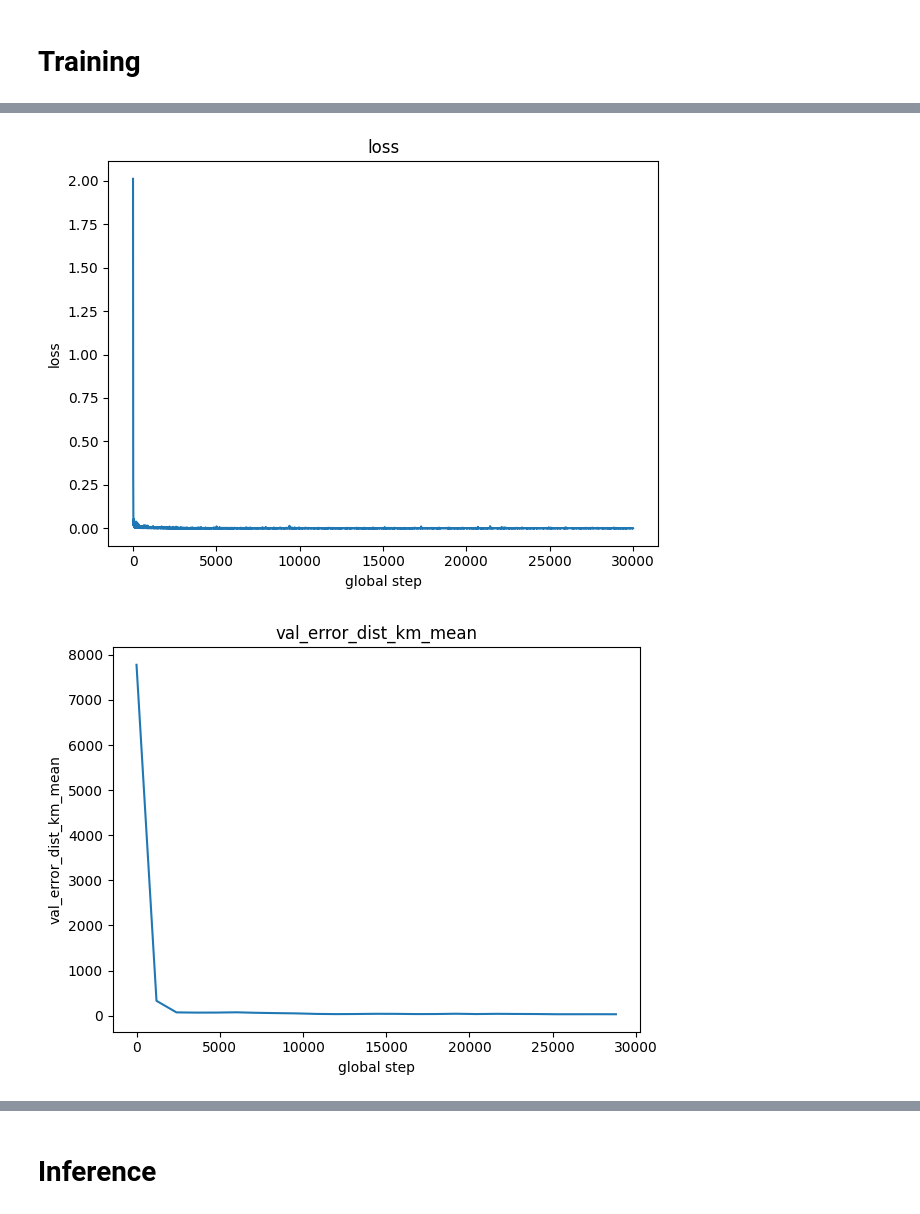
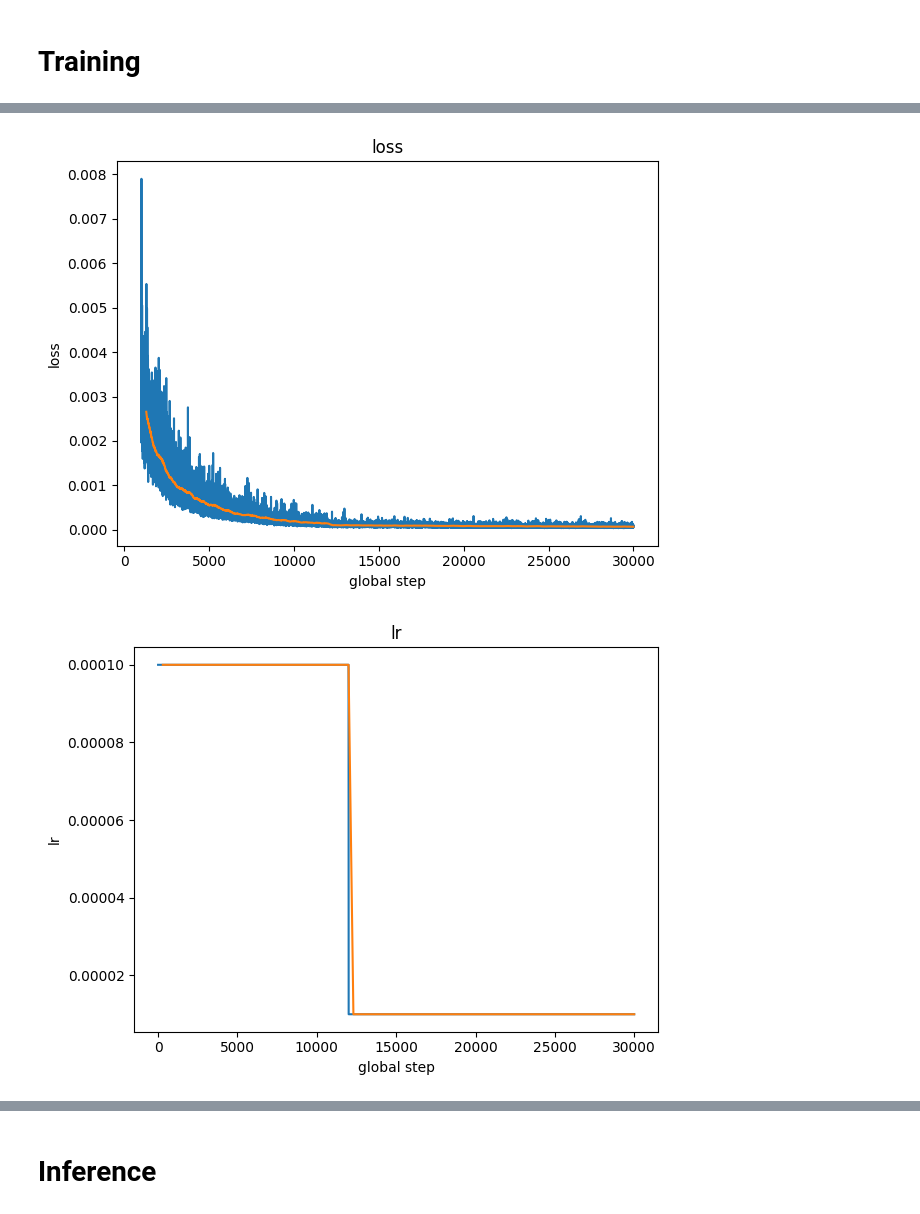
Before and after one commit to dcyoung/ml-triangulation, a Jupyter notebook: hostpots.ipynb, the cells around one changed output, grey strips where cells are left out. Drawn from its saved outputs; the diff is of its cells as text; code cells hidden in the pictures.

```diff
--- a/hostpots.ipynb
+++ b/hostpots.ipynb
@@ -414,13 +428,40 @@ print(sum(p.numel() for p in model.parameters())/1e6, 'M parameters')
 optimizer = torch.optim.Adam(model.parameters(), lr=init_lr)
 # %% [output]
 0.01837 M parameters
+# %%
+if False:
+    # Find a good learning rate
+    lri = []
+    lossi = []
+    lre = torch.linspace(-6, -3, 1000)
+    lrs = 10**lre
+    BATCH_SIZE = 256
+    for i, lr in enumerate(lrs):
+        for g in optimizer.param_groups:
+            g['lr'] = lr
+        # Get a random batch
+        Xb, Yb = get_batch(batch_size=BATCH_SIZE, is_train=True)
+
+        # Predict coordinates and evaluate loss
+        logits, loss = model(Xb,Yb)
+        # Backward pass
+        optimizer.zero_grad(set_to_none=True)
+        loss.backward()
+        optimizer.step()
+        lri.append(lr.item())
+        lossi.append(loss.item())
+
+    plt.plot(lri, lossi)
+    plt.xlabel("Learning Rate")
+    plt.ylabel("Loss")
 # %% [markdown]
 # Training
 # %%
 # Training
 BATCH_SIZE = 256
 MAX_STEPS = 30000
-LR_DECAY = [MAX_STEPS//15, MAX_STEPS//3, 4*MAX_STEPS//5]
+# LR_DECAY = [MAX_STEPS//15, MAX_STEPS//3, 4*MAX_STEPS//5]
+LR_DECAY = [12000]
 PRINT_INTERVAL = MAX_STEPS // 25
 stats = []
 
@@ -445,6 +486,7 @@ def evaluate(data:Tensor, labels:Tensor)->Tuple[float, float]:
 
 
 model.train()
+lr = init_lr
 for i in range(MAX_STEPS):
     # Get a random batch
     Xb, Yb = get_batch(batch_size=BATCH_SIZE, is_train=True)
@@ -457,7 +499,8 @@ for i in range(MAX_STEPS):
     optimizer.step()
     step_stats = {
         "step": i,
-        "loss": loss.item()
+        "loss": loss.item(),
+        "lr": lr
     }
     if i % PRINT_INTERVAL == 0:
         with torch.no_grad():
@@ -468,6 +511,7 @@ for i in range(MAX_STEPS):
     if i in LR_DECAY:
         print("Adjusting LR")
         for g in optimizer.param_groups:
+            lr = lr * 0.1
             g['lr'] *= 0.1
     stats.append(step_stats)
 # %% [output]
@@ -491,20 +535,28 @@ Step: 28800,     Loss: 0.000220,        ValErrDist: mean = 31.5959 km (std:: 23.
 # %%
 plot_contents = {}
 for i, step_stats in enumerate(stats):
     step = step_stats.pop("step", i)
     for k, v in step_stats.items():
         if k not in plot_contents:
             plot_contents[k] = {"x": [], "y":[]}
         plot_contents[k]["x"].append(step)
         plot_contents[k]["y"].append(v)
 for k, v in plot_contents.items():
     x, y = np.asarray(v["x"]), np.asarray(v["y"])
+    if k == "loss":
+        x = x[1000:]
+        y = y[1000:]
     plt.figure()
     plt.title(k)
-    plt.plot(x, y)
+    plt.plot(x,y)
+    n = y.shape[0] // 100
+    if n > 10:
+        smoothed = np.convolve(y, np.ones(n), 'valid') / n
+        smoothed = np.average(np.lib.stride_tricks.sliding_window_view(y, n), axis=1)
+        plt.plot(x[n-1:], smoothed, label="Smoothed")
     plt.xlabel("global step")
     plt.ylabel(k)
     plt.tight_layout()
 # %% [output]
-[figure, old version]
+[figure, new version]
-[figure, old version]
+[figure, new version]
```
Also changed, not shown: parts of 14 cells of this notebook, 1 other file.
